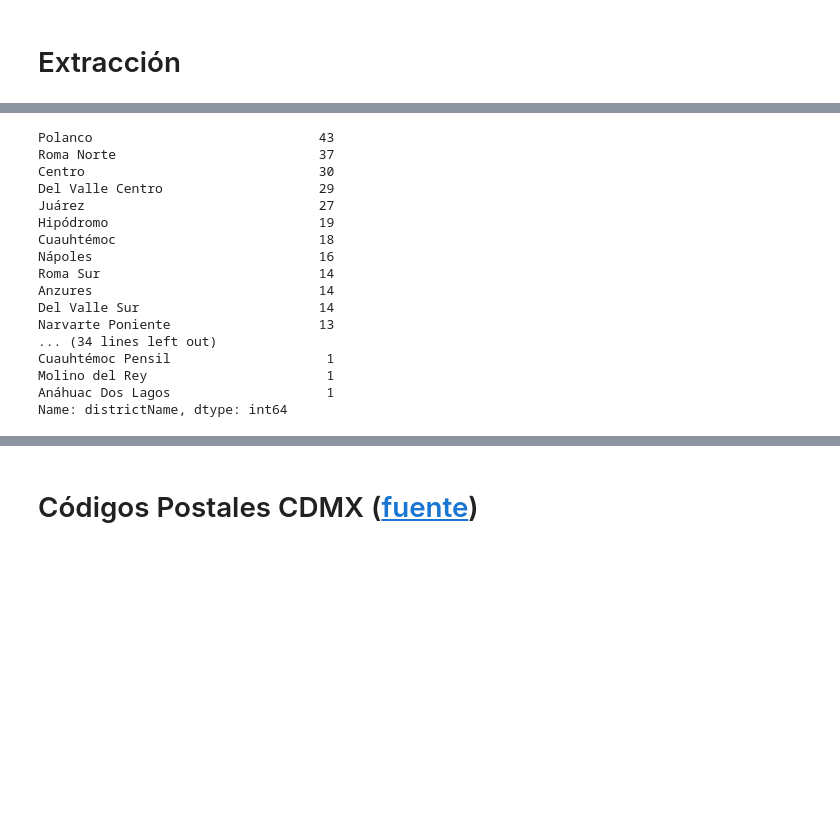
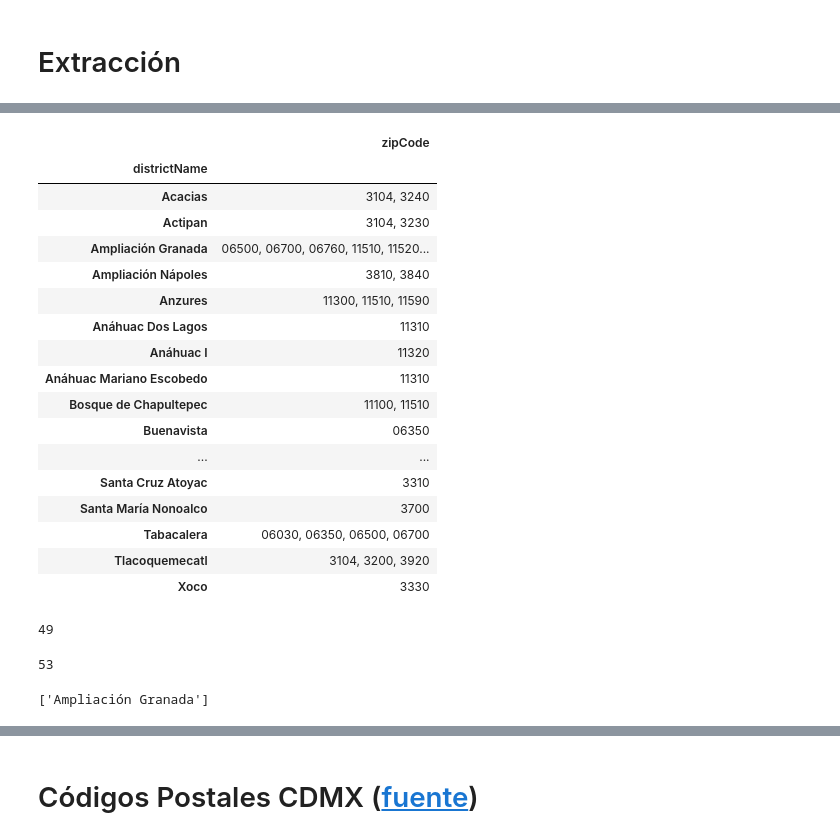
Before and after one commit to Afroefras/ecobici_telegram_bot, a Jupyter notebook: scripts/step_by_step.ipynb, the cells around one changed output, grey strips where cells are left out. Saved outputs shown, nothing was run; the diff lists cells and outputs as text; code cells hidden in the pictures; blank space fills up the shorter version.

```diff
--- a/scripts/step_by_step.ipynb
+++ b/scripts/step_by_step.ipynb
@@ -34,26 +34,39 @@ ebm.st.head()
 | 2 | 159 | 159 HUATABAMPO-EJE 1 PTE. AV. CUA... | 159 - Huatabampo-Eje 1 Pte. Av. C... | S/N | 06760 | 1 | Ampliación Granada | None | ... |
 | 3 | 241 | E241 EJERCITO NAL-JUAN VAZQUEZ DE... | 241 - Ejercito Nacional-Juan Vazq... | S/N | 11520 | 1 | Ampliación Granada | None | ... |
 | 4 | 243 | 243 MIGUEL DE CERVANTES SAAVEDRA-... | 243 - Miguel de Cervantes Saavedr... | S/N | 11510 | 1 | Ampliación Granada | None | ... |
+# %%
+ebm.st[['districtName','zipCode']].drop_duplicates().sort_values('zipCode').astype(str).pivot_table(index='districtName', values='zipCode', aggfunc=', '.join)
+# %% [output]
+|  | zipCode |
+| districtName |  |
+| Acacias | 3104, 3240 |
+| Actipan | 3104, 3230 |
+| Ampliación Granada | 06500, 06700, 06760, 11510, 11520... |
+| Ampliación Nápoles | 3810, 3840 |
+| Anzures | 11300, 11510, 11590 |
+| Anáhuac Dos Lagos | 11310 |
+| Anáhuac I | 11320 |
+| Anáhuac Mariano Escobedo | 11310 |
+| Bosque de Chapultepec | 11100, 11510 |
+| Buenavista | 06350 |
+| ... | ... |
+| Santa Cruz Atoyac | 3310 |
+| Santa María Nonoalco | 3700 |
+| Tabacalera | 06030, 06350, 06500, 06700 |
+| Tlacoquemecatl | 3104, 3200, 3920 |
+| Xoco | 3330 |
 # %%
-ebm.st['districtName'].value_counts()
+len(ebm.st['districtName'].value_counts())
 # %% [output]
-Polanco                             43
-Roma Norte                          37
-Centro                              30
-Del Valle Centro                    29
-Juárez                              27
-Hipódromo                           19
-Cuauhtémoc                          18
-Nápoles                             16
-Roma Sur                            14
-Anzures                             14
-Del Valle Sur                       14
-Narvarte Poniente                   13
-... (34 lines left out)
-Cuauhtémoc Pensil                    1
-Molino del Rey                       1
-Anáhuac Dos Lagos                    1
-Name: districtName, dtype: int64
+49
+# %%
+len(ebm.st['zipCode'].value_counts())
+# %% [output]
+53
+# %%
+ebm.give_options('Ampliación Granada', ['Ampliación Granada', 'Ampliación Nápoles'], cutoff=0.6)
+# %% [output]
+['Ampliación Granada']
 # %%
 ebm.av = ebm.get_data(availability=True)
 ebm.av.head()
```
Also changed, not shown: parts of 3 cells of this notebook, 4 other files.
